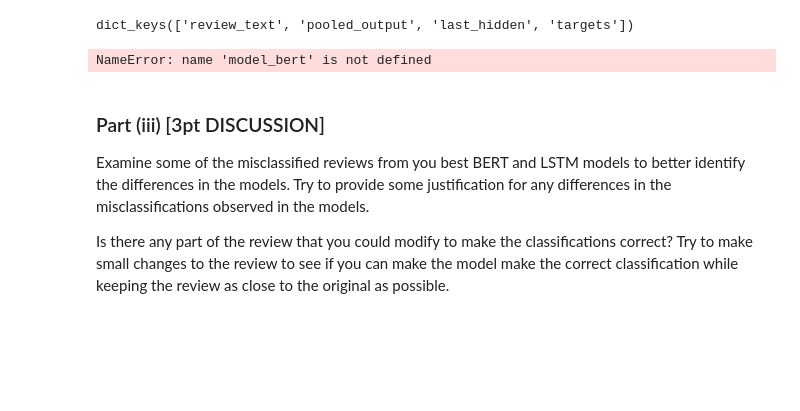
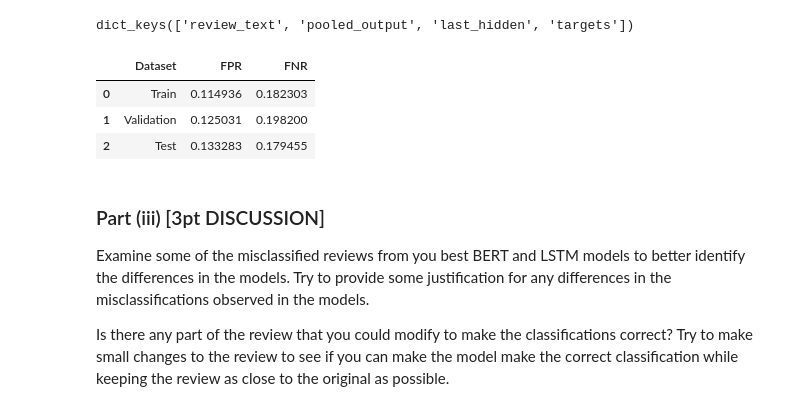
Before and after one commit to Fulankeee/MIE1517-Project-4, a Jupyter notebook: A4.ipynb, the cells around one changed output. Drawn from its saved outputs; the diff is of its cells as text; code cells hidden in the pictures; blank space fills up the shorter version.

```diff
--- a/A4.ipynb
+++ b/A4.ipynb
@@ -3565,47 +3565,63 @@ print(batch.keys())
 # %% [output]
 dict_keys(['review_text', 'pooled_output', 'last_hidden', 'targets'])
 # %%
-import torch
-from sklearn.metrics import confusion_matrix
-
 # Ensure model is on the correct device
 device = torch.device("cuda" if torch.cuda.is_available() else "cpu")
-model_bert.to(device)
-model_bert.eval()
 
-# Function to compute FPR & FNR
+# Load the trained model
+model_1_last = SentimentClassifierLast(n_classes=2)
+model_1_last.load_state_dict(torch.load("best_model.pth", map_location=device))
+model_1_last.to(device)
+model_1_last.eval()
+
+# Function to compute FPR & FNR for a given dataset
 def compute_fpr_fnr(model, data_loader, device):
     y_true = []
     y_pred = []
 
     with torch.no_grad():  # Disable gradients for inference
         for batch in data_loader:
             last_hidden = batch["last_hidden"].to(device)  # Move input features to device
             labels = batch["targets"].cpu().numpy()  # Get true labels on CPU
 
             # Forward pass through the model
             outputs = model(last_hidden)
             preds = torch.argmax(outputs, dim=1).cpu().numpy()  # Convert predictions to numpy
 
             # Store labels and predictions
             y_true.extend(labels)
             y_pred.extend(preds)
 
     # Compute confusion matrix
     tn, fp, fn, tp = confusion_matrix(y_true, y_pred).ravel()
 
     # Compute False Positive Rate (FPR) and False Negative Rate (FNR)
     fpr = fp / (fp + tn) if (fp + tn) > 0 else 0
     fnr = fn / (fn + tp) if (fn + tp) > 0 else 0
 
     return fpr, fnr
 
-# Compute and print the FPR and FNR
-fpr, fnr = compute_fpr_fnr(model_bert, test_data_loader, device)
-print(f"False Positive Rate (FPR): {fpr:.4f}")
-print(f"False Negative Rate (FNR): {fnr:.4f}")
+# Datasets to evaluate
+datasets = {
+    "Train": train_data_loader,  # Define train_data_loader
+    "Validation": valid_data_loader,  # Define valid_data_loader
+    "Test": test_data_loader
+}
+
+# Store results in a DataFrame
+results = []
+
+for dataset_name, data_loader in datasets.items():
+    fpr, fnr = compute_fpr_fnr(model_1_last, data_loader, device)
+    results.append({"Dataset": dataset_name, "FPR": fpr, "FNR": fnr})
+
+df_results = pd.DataFrame(results)
+df_results
 # %% [output]
-NameError: name 'model_bert' is not defined
+|  | Dataset | FPR | FNR |
+| 0 | Train | 0.114936 | 0.182303 |
+| 1 | Validation | 0.125031 | 0.198200 |
+| 2 | Test | 0.133283 | 0.179455 |
 # %%
 '''
 PROVIDE YOUR ANSWER BELOW
```
Also changed, not shown: parts of 3 cells of this notebook.
